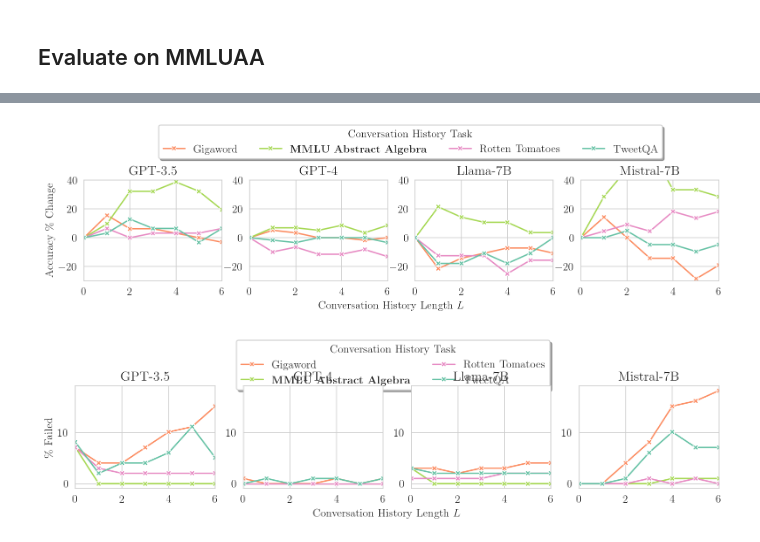
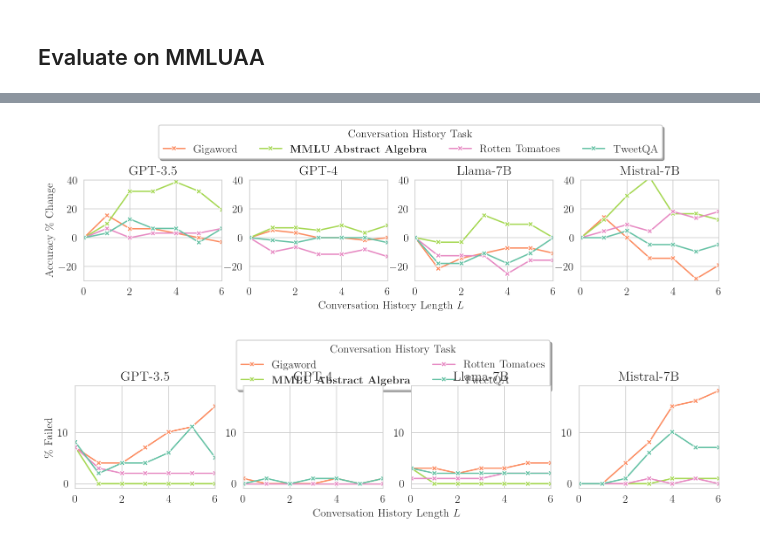
Before and after one commit to ivaxi0s/llm-task-switch, a Jupyter notebook: results/plot_metrics.ipynb, the cells around one changed output, grey strips where cells are left out. Drawn from its saved outputs; the diff is of its cells as text; code cells hidden in the pictures.

Commit message:
feat: results with similar prompting for MMLU AA

```diff
--- a/results/plot_metrics.ipynb
+++ b/results/plot_metrics.ipynb
@@ -629,7 +644,7 @@ Mistral-7B & 55.41 & 0 \\
 # %%
 aa = MMLUAbstractAlgebraDataLoader()
 aa_ref_data = aa.load_test_reference()
-aa_results = get_results_for_evalset("mmluaa", aa_ref_data, use_cached=True)
+aa_results = get_results_for_evalset("mmluaa", aa_ref_data, use_cached=False)
 aa_results_df = pd.DataFrame(aa_results)
 
 print(len(aa_results_df))
@@ -649,20 +680,20 @@ aa_results_df = expectation_metrics(aa_results_df)
 # %%
 label = r"Accuracy \% Change"
 
 df = aa_results_df.rename(columns={"acc_pct_change": label})
 plot_df_metrics_per_model(
   df,
   [label],
-  save_path=Path("mmluaa/accuracy.pdf"),
+  # save_path=Path("mmluaa/accuracy.pdf"),
   # title="MMLU Abstract Algebra Results",
   legend_anchor=(0.5, 1.6),
   eval_set="mmluaa",
   legend_rows=1,
   adjust_func=lambda axs: axs[0,0].set_ylim(-30, 40),
   save_png=True,
 )
 # %% [output]
-[figure, old version]
+[figure, new version]
 # %%
 aa_results_df["perc_fail"] = aa_results_df["failed"] / aa_results_df["total"] * 100
 df = aa_results_df.rename(columns={"perc_fail": r"\% Failed"})
```
Also changed, not shown: parts of 2 cells of this notebook, 16 other files.
